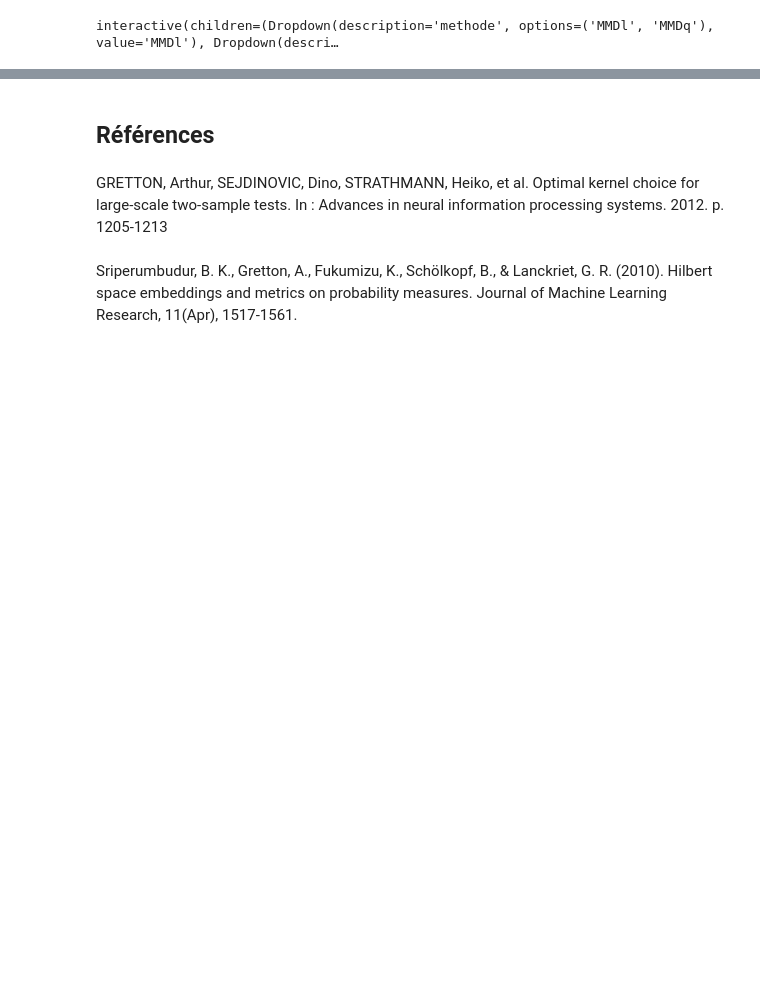
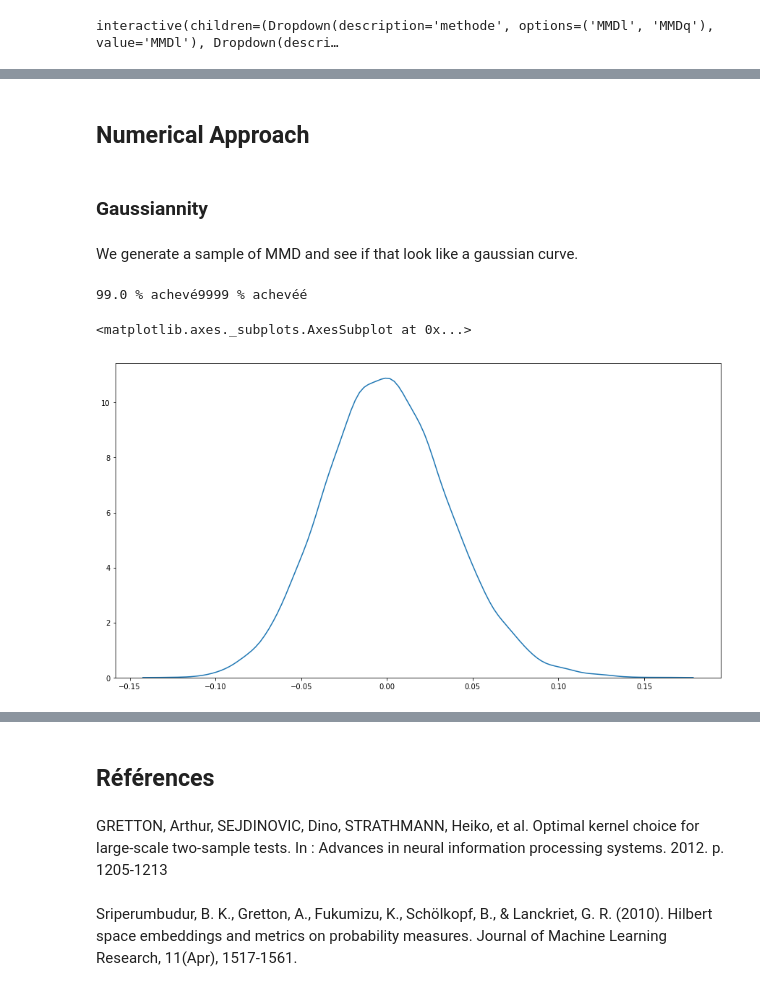
Before and after one commit to kronerte/Memoire, a Jupyter notebook: MMD for two sample test.ipynb, the cells around one changed output, grey strips where cells are left out. Cells and saved outputs as stored; diff of their text form; code cells hidden in the pictures; blank space fills up the shorter version.

```diff
--- a/MMD for two sample test.ipynb
+++ b/MMD for two sample test.ipynb
@@ -139,8 +140,8 @@ def MMDl_naive(X,Y,kernel):
                - kernel(Y[2*i].reshape((1,-1)),X[2*i+1].reshape((1,-1))))
     return 2*res/m
 # %%
-X = np.random.randn(1000).reshape((1000,1))
-Y = np.random.randn(1000).reshape((1000,1))
+X = np.random.randn(100).reshape((100,1))
+Y = np.random.randn(100).reshape((100,1))
 from time import time
 t = time()
 print(f"La valeur de la MMDq ={MMDq_naive(X,Y,gaussian(1))}")
@@ -493,0 +574,6 @@ $$
+# %%
+%%time
+MMD = MMD2l(X,gaussian(0.25))
+for i in range(500):
+    MMD.update(Y[2*i].reshape(1,1),Y[2*i+1].reshape(1,1))
+print(MMD.MMD[0])
@@ -493,0 +756,28 @@ $$
+# %% [markdown]
+## Numerical Approach
+# %% [markdown]
+### Gaussiannity
+# %% [markdown]
+We generate a sample of MMD and see if that look like a gaussian curve.
+# %%
+m = 1000
+n = 100
+repeat = 10000
+Liste_mmd = []
+for _ in range(repeat):
+    if (_%100==0):
+        print(_/repeat*100, '% achevé',end='\r', flush=True)
+    X = np.random.randn(m).reshape((-1,1))
+    Y = np.random.randn(n).reshape((-1,1))
+    kernel = laplacian(2)
+    MMD =  MMD2l(X,kernel)
+    for i in range(0,n//2):
+        MMD.update(Y[2*i].reshape((-1,1)),Y[2*i+1].reshape((-1,1)))
+    Liste_mmd.append(MMD.MMD[0])
+# %% [output]
+99.0 % achevé9999 % achevéé
+# %%
+sea.kdeplot(Liste_mmd)
+# %% [output]
+<matplotlib.axes._subplots.AxesSubplot at 0x...>
+[figure, added]
```
Also changed, not shown: parts of 101 cells of this notebook, 7 other files.
